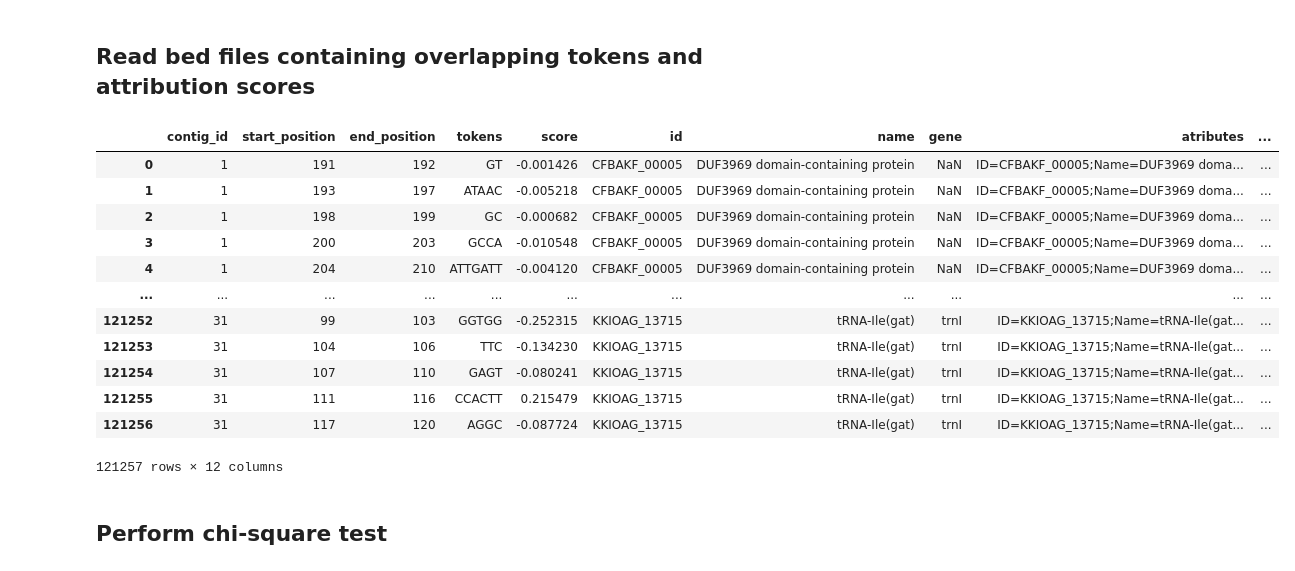
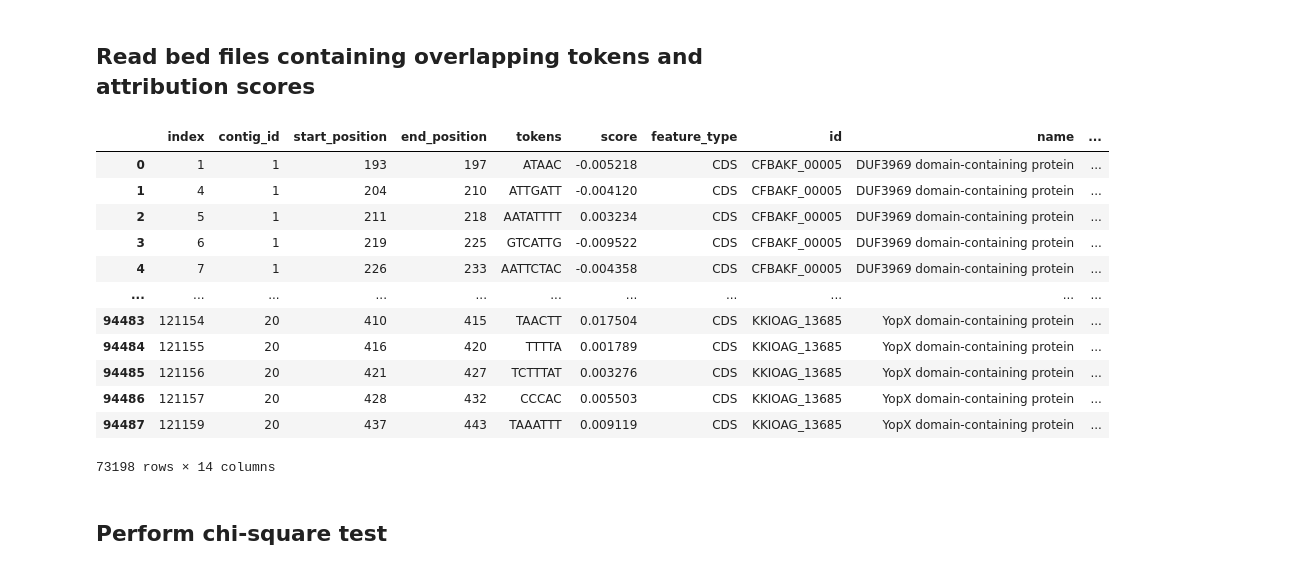
Before and after one commit to ryashpal/alfred-data-analysis, a Jupyter notebook: notebooks/genome_nlp_tokens/statistical_analysis_for_token_attribution_scores.ipynb, the cells around one changed output. Saved outputs shown, nothing was run; the diff lists cells and outputs as text; code cells hidden in the pictures.

```diff
--- a/notebooks/genome_nlp_tokens/statistical_analysis_for_token_attribution_scores.ipynb
+++ b/notebooks/genome_nlp_tokens/statistical_analysis_for_token_attribution_scores.ipynb
@@ -75,38 +75,41 @@ mappedJourneyTubeIdsDf
 # %%
 import os
 import pandas as pd
 from pathlib import Path
 
 
 overlappingFilesDir = Path(os.environ['GENOMICS_DATA_BASE'], 'genome_nlp_tokens', 'overlapping_with_annotations')
 
 overlappingDfList = []
 for overlappingFile in os.listdir(overlappingFilesDir):
-    df = pd.read_csv(Path(overlappingFilesDir, overlappingFile), sep='\t', names=['contig_id', 'start_position', 'end_position', 'tokens', 'score', 'id', 'name', 'gene', 'atributes'])
+    df = pd.read_csv(Path(overlappingFilesDir, overlappingFile), sep='\t', names=['contig_id', 'start_position', 'end_position', 'tokens', 'score', 'feature_type', 'id', 'name', 'gene', 'atributes'])
     df['tube_code'] = [overlappingFile.split('_')[0]]*df.shape[0]
     overlappingDfList.append(df)
 overlappingDf = pd.concat(overlappingDfList, ignore_index=True)
 overlappingDf = overlappingDf.merge(
     mappedJourneyTubeIdsDf,
     how='inner',
     on=['tube_code']
 )
 overlappingDf = overlappingDf.drop_duplicates()
+overlappingDf = overlappingDf[overlappingDf.tokens.apply(lambda x: (len(x) >= 5))].reset_index()
+overlappingDf['gene'] = overlappingDf.gene.str.lower()
+overlappingDf = overlappingDf[overlappingDf.feature_type.isin(['CDS', 'ncRNA', 'oriC', 'regulatory_region', 'oriT'])]
 overlappingDf
 # %% [output]
-|  | contig_id | start_position | end_position | tokens | score | id | name | gene | atributes | ... |
-| 0 | 1 | 191 | 192 | GT | -0.001426 | CFBAKF_00005 | DUF3969 domain-containing protein | NaN | ID=CFBAKF_00005;Name=DUF3969 doma... | ... |
-| 1 | 1 | 193 | 197 | ATAAC | -0.005218 | CFBAKF_00005 | DUF3969 domain-containing protein | NaN | ID=CFBAKF_00005;Name=DUF3969 doma... | ... |
-| 2 | 1 | 198 | 199 | GC | -0.000682 | CFBAKF_00005 | DUF3969 domain-containing protein | NaN | ID=CFBAKF_00005;Name=DUF3969 doma... | ... |
-| 3 | 1 | 200 | 203 | GCCA | -0.010548 | CFBAKF_00005 | DUF3969 domain-containing protein | NaN | ID=CFBAKF_00005;Name=DUF3969 doma... | ... |
-| 4 | 1 | 204 | 210 | ATTGATT | -0.004120 | CFBAKF_00005 | DUF3969 domain-containing protein | NaN | ID=CFBAKF_00005;Name=DUF3969 doma... | ... |
+|  | index | contig_id | start_position | end_position | tokens | score | feature_type | id | name | ... |
+| 0 | 1 | 1 | 193 | 197 | ATAAC | -0.005218 | CDS | CFBAKF_00005 | DUF3969 domain-containing protein | ... |
+| 1 | 4 | 1 | 204 | 210 | ATTGATT | -0.004120 | CDS | CFBAKF_00005 | DUF3969 domain-containing protein | ... |
+| 2 | 5 | 1 | 211 | 218 | AATATTTT | 0.003234 | CDS | CFBAKF_00005 | DUF3969 domain-containing protein | ... |
+| 3 | 6 | 1 | 219 | 225 | GTCATTG | -0.009522 | CDS | CFBAKF_00005 | DUF3969 domain-containing protein | ... |
+| 4 | 7 | 1 | 226 | 233 | AATTCTAC | -0.004358 | CDS | CFBAKF_00005 | DUF3969 domain-containing protein | ... |
 | ... | ... | ... | ... | ... | ... | ... | ... | ... | ... | ... |
-| 121252 | 31 | 99 | 103 | GGTGG | -0.252315 | KKIOAG_13715 | tRNA-Ile(gat) | trnI | ID=KKIOAG_13715;Name=tRNA-Ile(gat... | ... |
-| 121253 | 31 | 104 | 106 | TTC | -0.134230 | KKIOAG_13715 | tRNA-Ile(gat) | trnI | ID=KKIOAG_13715;Name=tRNA-Ile(gat... | ... |
-| 121254 | 31 | 107 | 110 | GAGT | -0.080241 | KKIOAG_13715 | tRNA-Ile(gat) | trnI | ID=KKIOAG_13715;Name=tRNA-Ile(gat... | ... |
-| 121255 | 31 | 111 | 116 | CCACTT | 0.215479 | KKIOAG_13715 | tRNA-Ile(gat) | trnI | ID=KKIOAG_13715;Name=tRNA-Ile(gat... | ... |
-| 121256 | 31 | 117 | 120 | AGGC | -0.087724 | KKIOAG_13715 | tRNA-Ile(gat) | trnI | ID=KKIOAG_13715;Name=tRNA-Ile(gat... | ... |
+| 94483 | 121154 | 20 | 410 | 415 | TAACTT | 0.017504 | CDS | KKIOAG_13685 | YopX domain-containing protein | ... |
+| 94484 | 121155 | 20 | 416 | 420 | TTTTA | 0.001789 | CDS | KKIOAG_13685 | YopX domain-containing protein | ... |
+| 94485 | 121156 | 20 | 421 | 427 | TCTTTAT | 0.003276 | CDS | KKIOAG_13685 | YopX domain-containing protein | ... |
+| 94486 | 121157 | 20 | 428 | 432 | CCCAC | 0.005503 | CDS | KKIOAG_13685 | YopX domain-containing protein | ... |
+| 94487 | 121159 | 20 | 437 | 443 | TAAATTT | 0.009119 | CDS | KKIOAG_13685 | YopX domain-containing protein | ... |
-121257 rows × 12 columns
+73198 rows × 14 columns
 # %% [markdown]
 ## Perform chi-square test
 # %% [markdown]
```
Also changed, not shown: parts of 16 cells of this notebook, 4 other files.
